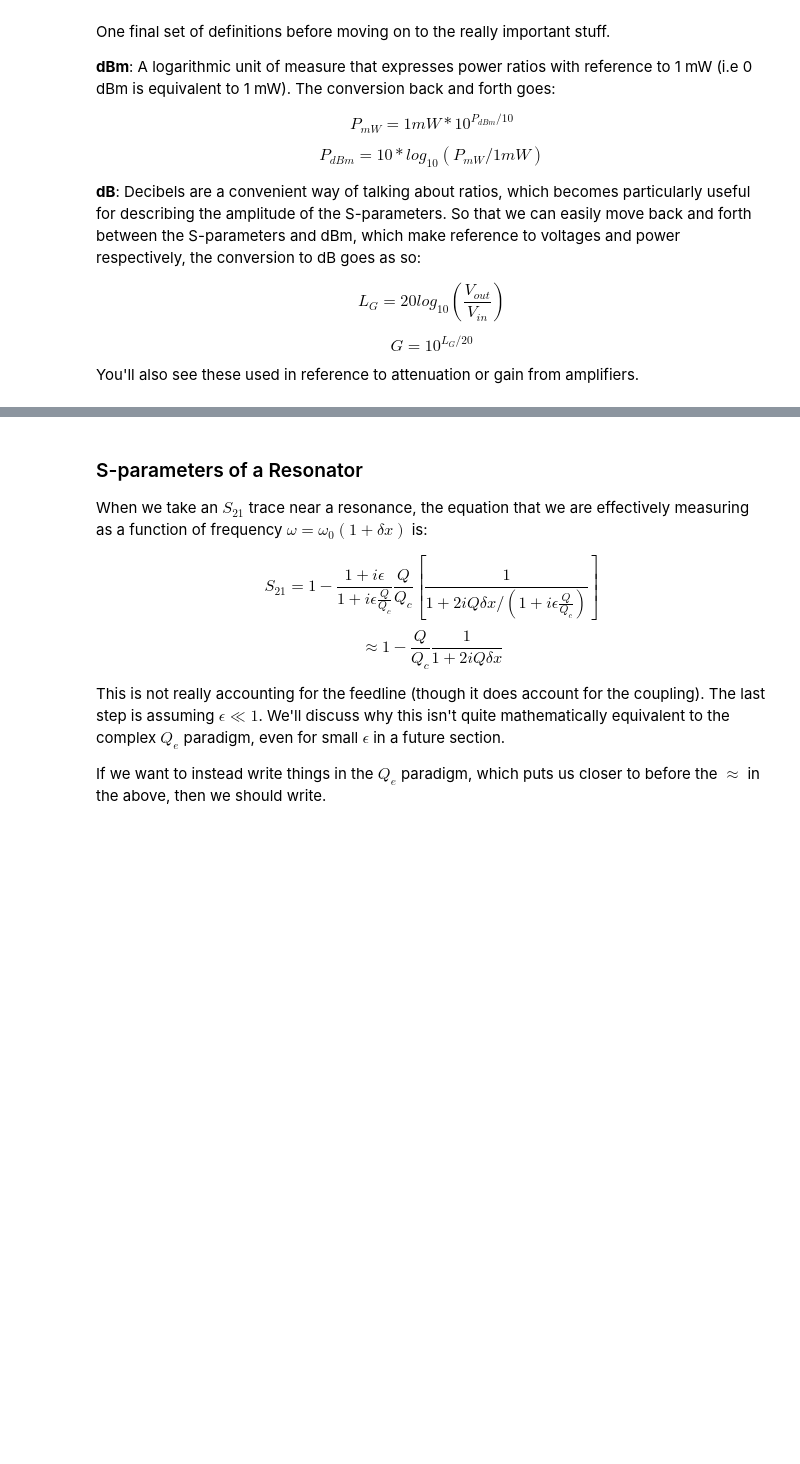
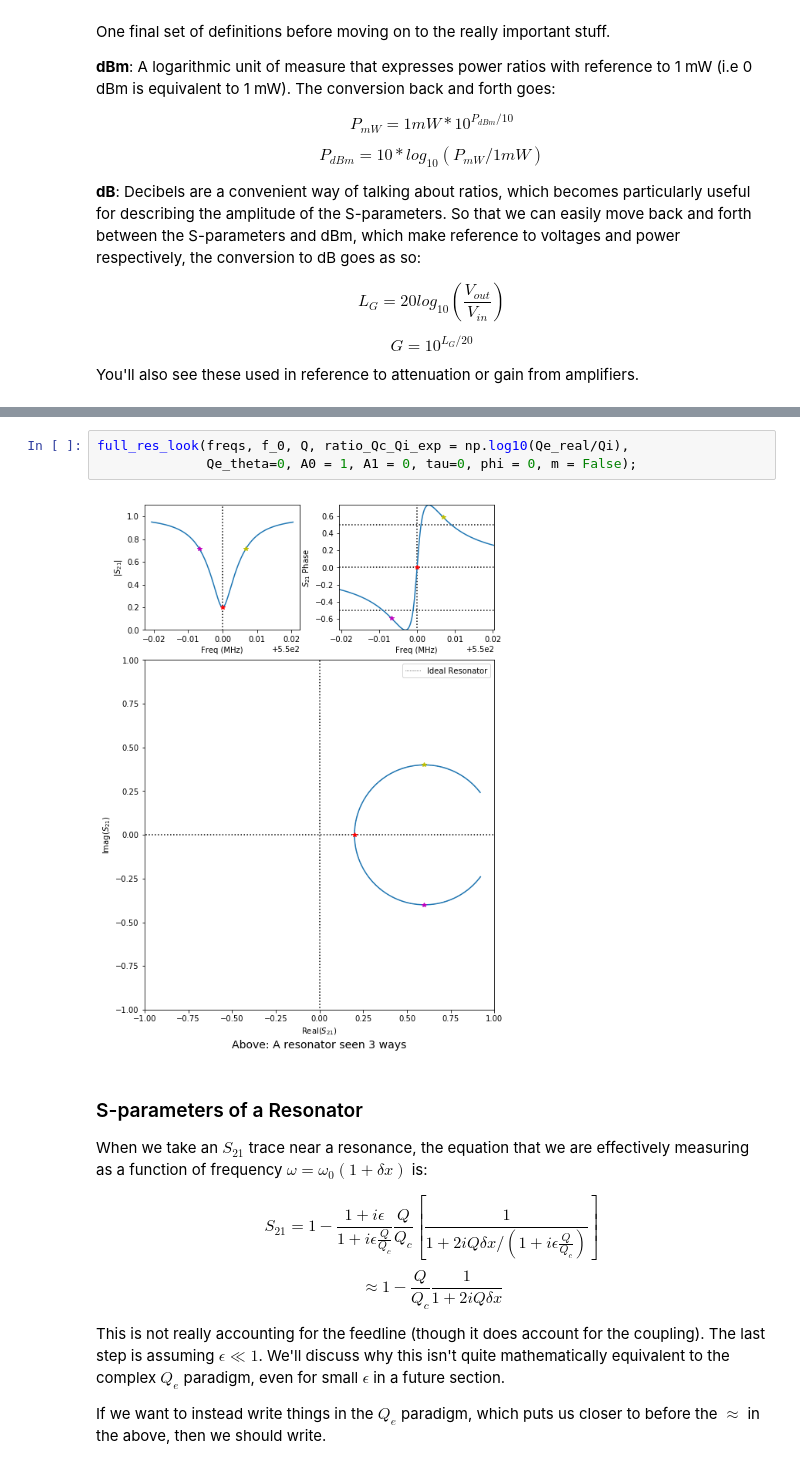
Before and after one commit to cjd259/MKID-Notebooks, a Jupyter notebook: Resonators/Readout_and_Resonators.ipynb, the cells around one changed output, grey strips where cells are left out. Cells and saved outputs as stored; diff of their text form; blank space fills up the shorter version.

```diff
--- a/Resonators/Readout_and_Resonators.ipynb
+++ b/Resonators/Readout_and_Resonators.ipynb
@@ -116,6 +126,11 @@ Alternately, we could express all the parameters of the circuit in terms of five
 
 *Effective Resistance* ($R_{eff}$): the effective resistance in series with $L$, which accounts for the real part of the resonators impedance.
 <br>
+# %%
+full_res_look(freqs, f_0, Q, ratio_Qc_Qi_exp = np.log10(Qe_real/Qi),
+              Qe_theta=0, A0 = 1, A1 = 0, tau=0, phi = 0, m = False);
+# %% [output]
+[figure, added]
 # %% [markdown]
 <a id='S-params'></a>
 ### S-parameters of a Resonator
```
Also changed, not shown: parts of 4 cells of this notebook, 2 other files.
